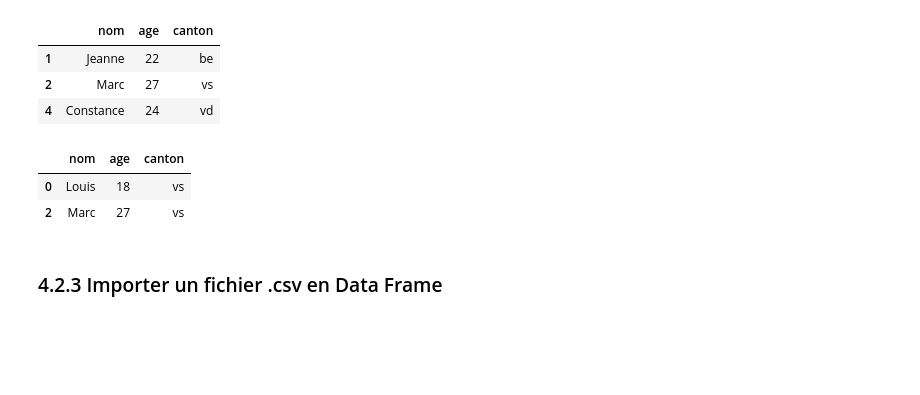
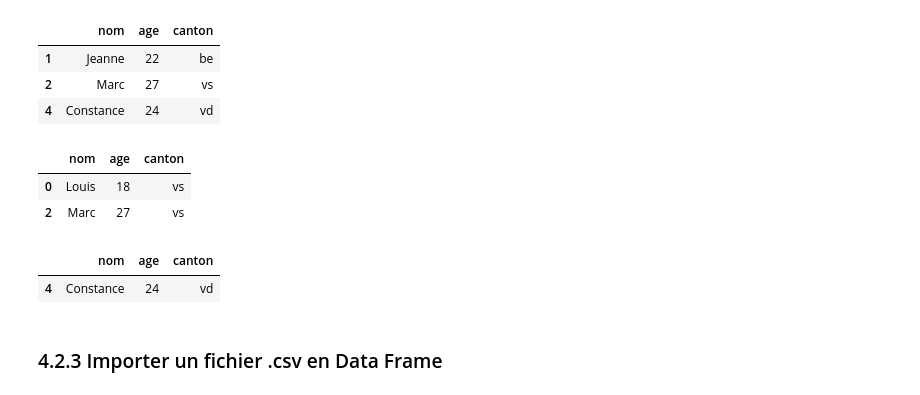
Before and after one commit to Flamanjaune/Tutoriel-Python, a Jupyter notebook: tutoriel_python_4.ipynb, the cells around one changed output. Saved outputs shown, nothing was run; the diff lists cells and outputs as text; code cells hidden in the pictures; blank space fills up the shorter version.

```diff
--- a/tutoriel_python_4.ipynb
+++ b/tutoriel_python_4.ipynb
@@ -140,6 +178,11 @@ df[df["canton"] == "vs"]
 |  | nom | age | canton |
 | 0 | Louis | 18 | vs |
 | 2 | Marc | 27 | vs |
+# %%
+df[df.canton == "vd"]
+# %% [output]
+|  | nom | age | canton |
+| 4 | Constance | 24 | vd |
 # %% [markdown]
 ### 4.2.3 Importer un fichier .csv en Data Frame
 # %% [markdown]
```
Also changed, not shown: parts of 9 cells of this notebook, 2 other files.
